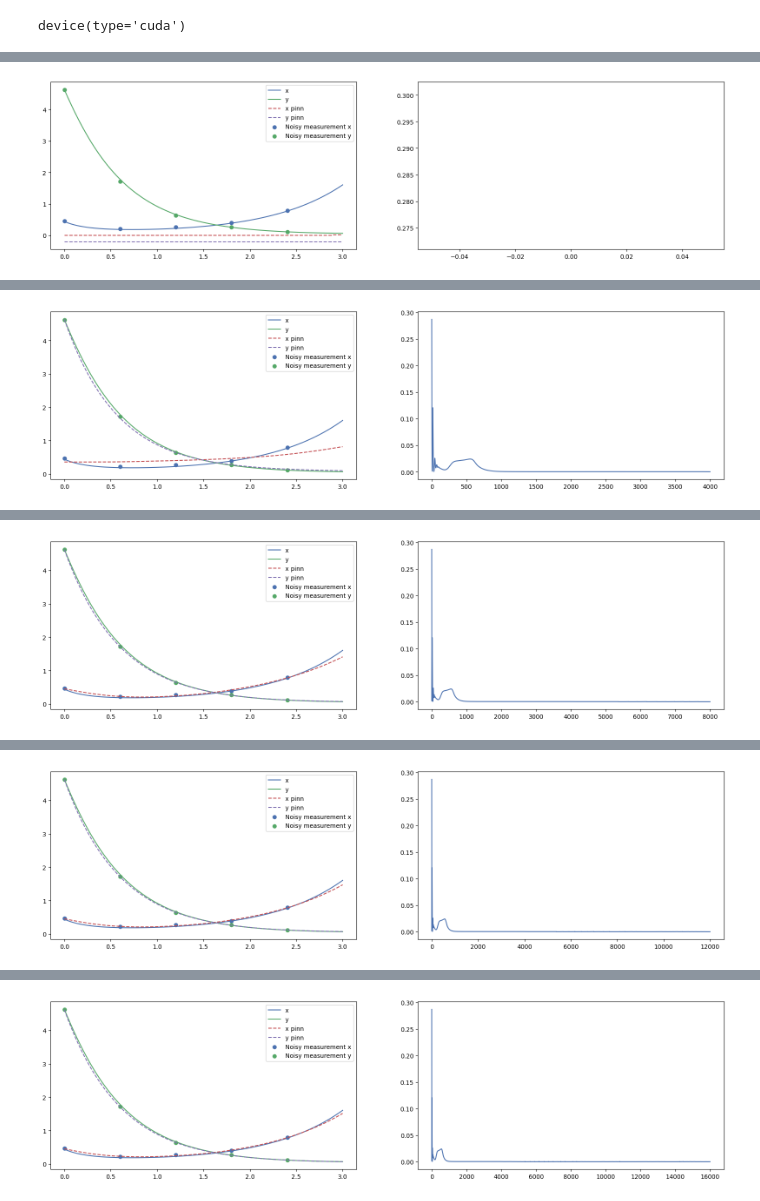
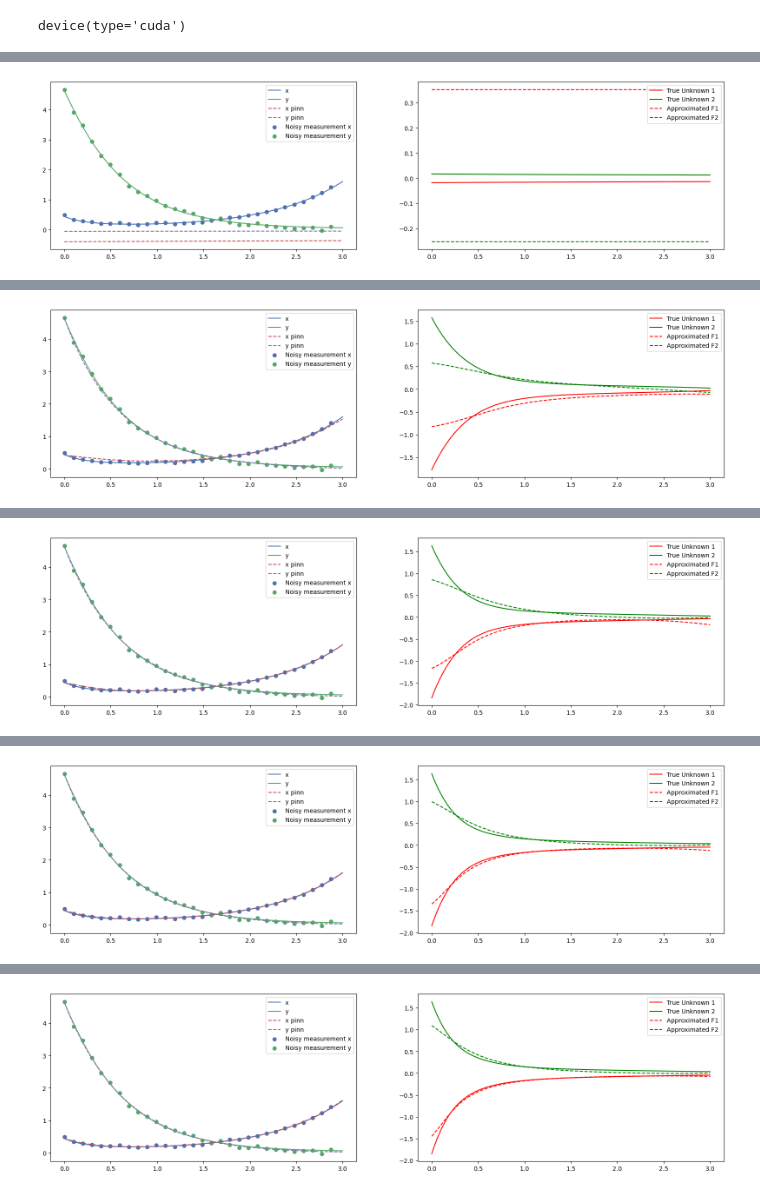
Before and after one commit to MicheleCattaneo/-Re-UPINN, a Jupyter notebook: LotkaVolterra/lotka-volterra-upinn.ipynb, the cells around one changed output, grey strips where cells are left out. Drawn from its saved outputs; the diff is of its cells as text; code cells hidden in the pictures.

Commit message:
LV UPINN code cleanup

```diff
--- a/LotkaVolterra/lotka-volterra-upinn.ipynb
+++ b/LotkaVolterra/lotka-volterra-upinn.ipynb
@@ -37,7 +53,9 @@ t_phys = t_phys.requires_grad_(True)
 # %%
-eps = 5e-3
 
 def get_noisy_measurements(n, xi, yi, t, eps):
+    '''
+    Returns n equally spaced noisy measurements from xi,yi
+    '''
     bar_x = np.mean(xi)
     bar_y = np.mean(yi)
 
@@ -46,9 +64,6 @@ def get_noisy_measurements(n, xi, yi, t, eps):
     step = len(t)//n
 
     indices = np.arange(0, len(t), step)[:n]
-#     print(len(t))
-#     print(step)
-#     print(indices)
 
     x = xi[indices]
     y = yi[indices]
@@ -60,0 +74,9 @@ measurements, measurements_t = get_noisy_measurements(5, x_phys, y_phys, t_phys,
+# %%
+# get training data
+
+spacing = 0.1
+num_points = int(t_phys_int[1] /spacing)
+
+print(f'Number of points: {num_points}')
+print(f'Noise level: {eps}')
+measurements, measurements_t = get_noisy_measurements(num_points, x_phys, y_phys, t_phys, eps)
@@ -77,10 +102,12 @@ Lotka-Volterra and Apoptosis model:
     hidden layers of 64 units for the surrogate
     solution; 2 hidden layers of 16 units for the hidden
     component approximation; sigmoid activation
+
+    (Original UPINN paper, Podina et. al.)
 """
 
 class ScalingLayer(nn.Module):
-    def __init__(self, scale_init_value=1e-2, bias_init_value=0):
+    def __init__(self, scale_init_value=1, bias_init_value=0):
         super().__init__()
         self.scale = nn.Parameter(torch.FloatTensor([scale_init_value]))
         self.bias = nn.Parameter(torch.FloatTensor([bias_init_value]))
@@ -134,13 +247,16 @@ f = F(2,2, [16,16])
 f = f.to(device)
 # %%
 # Train
-lr = 1e-3
+lr = 2e-3
 optimizer = torch.optim.Adam([*u.parameters(), *f.parameters()], lr=lr)
-lambda1, lambda2, lambda3 = 1, 5e1, 1e1
+# optim = LBFGS(net.parameters(), history_size=10, max_iter=4)
+lambda1, lambda2, lambda3 = 1e1, 1e1, 1e1 # use this for high noise: 1e1, 3e1, 8e0
 
 phys_losses = []
+losses = []
 
-total_itr = 50001
+total_itr = 12001
+t_phys = t_phys.to(device)
 for i in range(total_itr):
     optimizer.zero_grad()
 
@@ -153,9 +269,9 @@ for i in range(total_itr):
 
     # Physics loss -------
 
-    phys_input = t_phys.to(device).reshape(-1,1)
+    phys_input = t_phys.reshape(-1,1)
     u_p = u(phys_input)
-    x, y = u_p[:,0].reshape(-1,1), u_p[:,1].reshape(-1,1)
+    x, y = u_p[:,0:1], u_p[:,1:2]
     dxdt = torch.autograd.grad(x, phys_input, torch.ones_like(x), create_graph=True)[0]
     dydt = torch.autograd.grad(y, phys_input, torch.ones_like(y), create_graph=True)[0]
 
@@ -166,7 +282,9 @@ for i in range(total_itr):
     dudt = torch.hstack([dxdt - LV.alpha * x + f_a,
                          dydt + LV.delta * y + f_b])
 
-    loss2 = nn.MSELoss()(dudt, torch.zeros_like(dudt))
+    loss2_1 = nn.MSELoss()(dudt[:,0].reshape(-1,1), torch.zeros_like(dudt[:,0].reshape(-1,1)))
+    loss2_2 = nn.MSELoss()(dudt[:,1].reshape(-1,1), torch.zeros_like(dudt[:,1].reshape(-1,1)))
+    loss2 = (loss2_1 + loss2_2)/2
 
     # Datapoint loss -------
     u_n = u(measurements_t.to(device).reshape(-1,1))
@@ -174,28 +292,16 @@ for i in range(total_itr):
 
     loss = lambda1*loss1 + lambda2*loss2  + lambda3*loss3
 
-    phys_losses.append(loss2.item())
+#     phys_losses.append(loss2.item())
+    losses.append(loss.item())
 
     loss.backward()
     optimizer.step()
 
-    if i% 4000 == 0:
-        with torch.no_grad():
-            fig, ax = plt.subplots(1,2, figsize=(20,5))
-            ax[0].plot(t_phys.detach().cpu().numpy(), x_phys, label='x')
-            ax[0].plot(t_phys.detach().cpu().numpy(), y_phys, label='y')
-            print(f'[{i}/{total_itr}] Overall:{loss.item()}, Physics loss: {loss2.item()}, Datapoint loss: {loss3.item()}, Boundary loss: {loss1.item()}')
+    sys.stdout.write("\r[%-20s] %d%%" % ('=' * (i // (total_itr // 20)), (i * 100) // total_itr))
+    sys.stdout.flush()
 
-            # plot losses
-            ax[1].plot(phys_losses, label='phys loss')
-
-            # pinn
-            u_p = u(t_phys.to(device).reshape(-1,1))
-            x, y = u_p[:,0], u_p[:,1]
-            ax[0].plot(t_phys.detach().cpu().numpy(), x.cpu(), label='x pinn', linestyle='--')
-            ax[0].plot(t_phys.detach().cpu().numpy(), y.cpu(), label='y pinn', linestyle='--')
-            ax[0].scatter(measurements_t.detach().numpy(), measurements[0,:], label='Noisy measurement x')
-            ax[0].scatter(measurements_t.detach().numpy(), measurements[1,:], label='Noisy measurement y')
-            ax[0].legend()
-            plt.show()
+    if i% 2000 == 0:
+        fig_solution = plot_solution(u,f, LV)
+        plt.show()
 # %% [output]
@@ -203 +310 @@ for i in range(total_itr):
-[figure, old version]
+[figure, new version]
@@ -205 +313 @@ for i in range(total_itr):
-[figure, old version]
+[figure, new version]
@@ -207 +316 @@ for i in range(total_itr):
-[figure, old version]
+[figure, new version]
@@ -209 +319 @@ for i in range(total_itr):
-[figure, old version]
+[figure, new version]
@@ -211 +322 @@ for i in range(total_itr):
-[figure, old version]
+[figure, new version]
```
Also changed, not shown: parts of 21 cells of this notebook.
